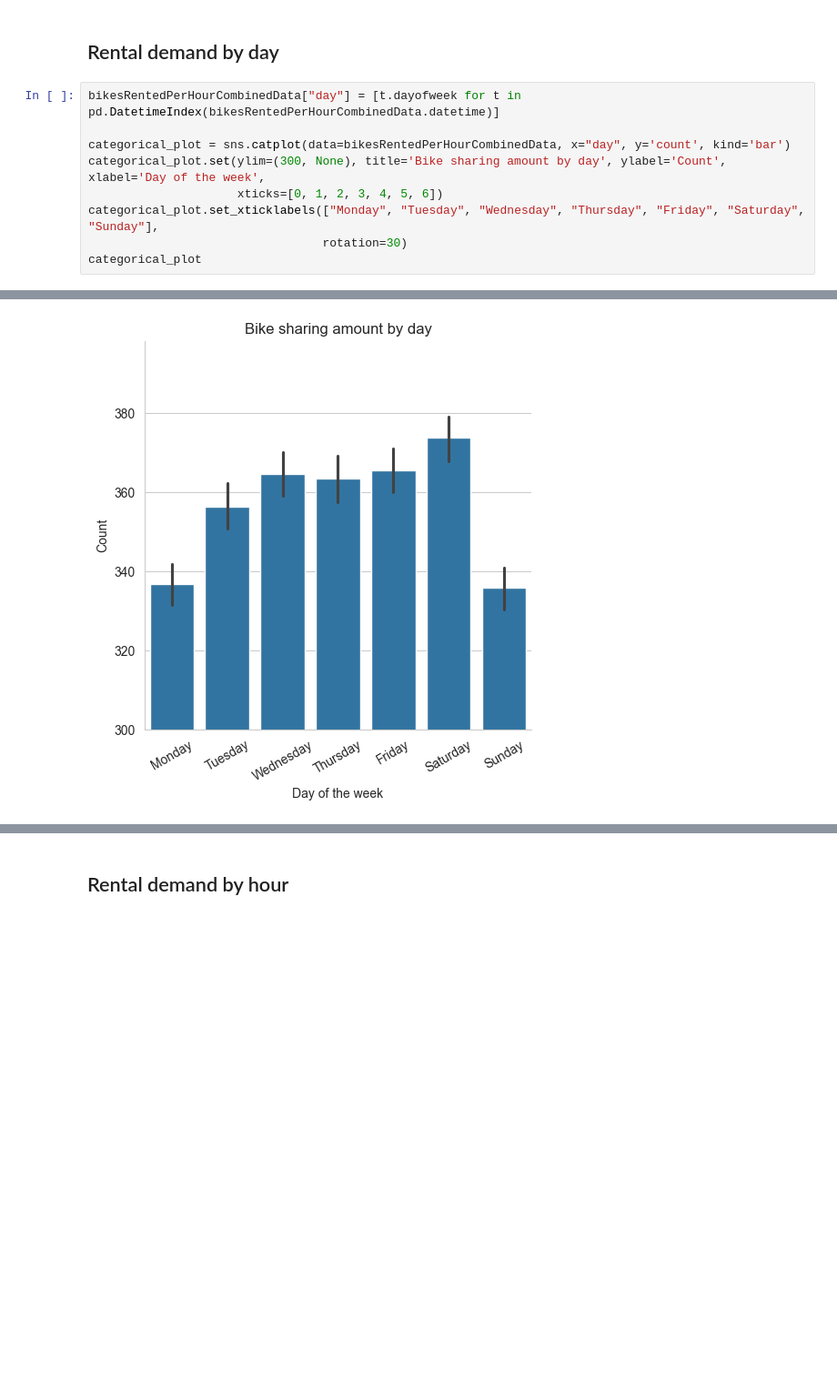
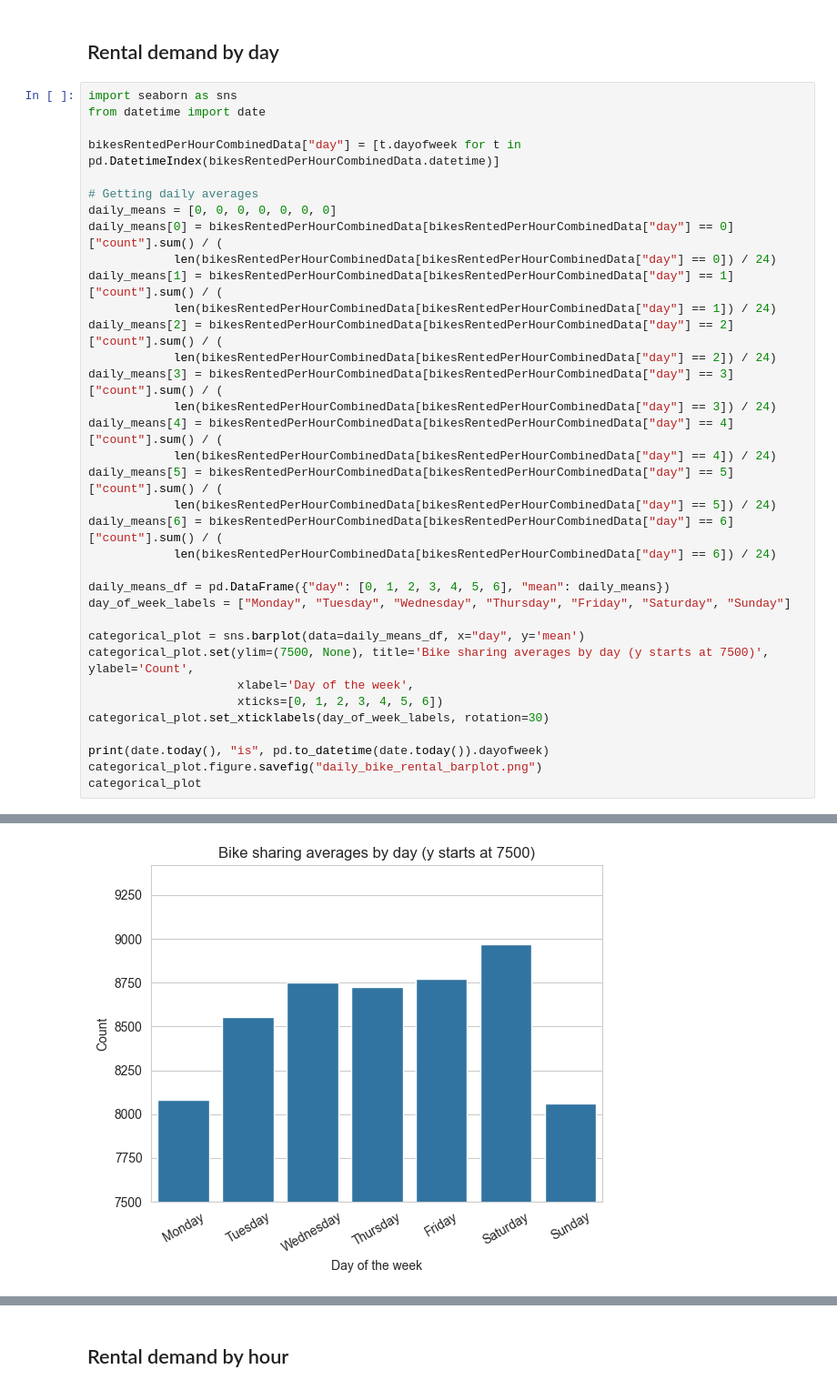
Before and after one commit to Scarch/ProjectE8, a Jupyter notebook: analysing_preparing_capitalBikeshareData.ipynb, the cells around one changed output, grey strips where cells are left out. Shown at 91% size. Saved outputs shown, nothing was run; the diff lists cells and outputs as text; blank space fills up the shorter version.

```diff
--- a/analysing_preparing_capitalBikeshareData.ipynb
+++ b/analysing_preparing_capitalBikeshareData.ipynb
@@ -639,12 +648,38 @@ categorical_plot.set(title='Bike sharing amount by season', xticks=[0, 1, 2, 3],
 # %% [markdown]
 ## Rental demand by day
 # %%
+import seaborn as sns
+from datetime import date
+
 bikesRentedPerHourCombinedData["day"] = [t.dayofweek for t in pd.DatetimeIndex(bikesRentedPerHourCombinedData.datetime)]
 
-categorical_plot = sns.catplot(data=bikesRentedPerHourCombinedData, x="day", y='count', kind='bar')
-categorical_plot.set(ylim=(300, None), title='Bike sharing amount by day', ylabel='Count', xlabel='Day of the week',
+# Getting daily averages
+daily_means = [0, 0, 0, 0, 0, 0, 0]
+daily_means[0] = bikesRentedPerHourCombinedData[bikesRentedPerHourCombinedData["day"] == 0]["count"].sum() / (
+            len(bikesRentedPerHourCombinedData[bikesRentedPerHourCombinedData["day"] == 0]) / 24)
+daily_means[1] = bikesRentedPerHourCombinedData[bikesRentedPerHourCombinedData["day"] == 1]["count"].sum() / (
+            len(bikesRentedPerHourCombinedData[bikesRentedPerHourCombinedData["day"] == 1]) / 24)
+daily_means[2] = bikesRentedPerHourCombinedData[bikesRentedPerHourCombinedData["day"] == 2]["count"].sum() / (
+            len(bikesRentedPerHourCombinedData[bikesRentedPerHourCombinedData["day"] == 2]) / 24)
+daily_means[3] = bikesRentedPerHourCombinedData[bikesRentedPerHourCombinedData["day"] == 3]["count"].sum() / (
+            len(bikesRentedPerHourCombinedData[bikesRentedPerHourCombinedData["day"] == 3]) / 24)
+daily_means[4] = bikesRentedPerHourCombinedData[bikesRentedPerHourCombinedData["day"] == 4]["count"].sum() / (
+            len(bikesRentedPerHourCombinedData[bikesRentedPerHourCombinedData["day"] == 4]) / 24)
+daily_means[5] = bikesRentedPerHourCombinedData[bikesRentedPerHourCombinedData["day"] == 5]["count"].sum() / (
+            len(bikesRentedPerHourCombinedData[bikesRentedPerHourCombinedData["day"] == 5]) / 24)
+daily_means[6] = bikesRentedPerHourCombinedData[bikesRentedPerHourCombinedData["day"] == 6]["count"].sum() / (
+            len(bikesRentedPerHourCombinedData[bikesRentedPerHourCombinedData["day"] == 6]) / 24)
+
+daily_means_df = pd.DataFrame({"day": [0, 1, 2, 3, 4, 5, 6], "mean": daily_means})
+day_of_week_labels = ["Monday", "Tuesday", "Wednesday", "Thursday", "Friday", "Saturday", "Sunday"]
+
+categorical_plot = sns.barplot(data=daily_means_df, x="day", y='mean')
+categorical_plot.set(ylim=(7500, None), title='Bike sharing averages by day (y starts at 7500)', ylabel='Count',
+                     xlabel='Day of the week',
                      xticks=[0, 1, 2, 3, 4, 5, 6])
-categorical_plot.set_xticklabels(["Monday", "Tuesday", "Wednesday", "Thursday", "Friday", "Saturday", "Sunday"],
-                                 rotation=30)
+categorical_plot.set_xticklabels(day_of_week_labels, rotation=30)
+
+print(date.today(), "is", pd.to_datetime(date.today()).dayofweek)
+categorical_plot.figure.savefig("daily_bike_rental_barplot.png")
 categorical_plot
 # %% [output]
@@ -652 +688 @@ categorical_plot
-[figure, old version]
+[figure, new version]
```
Also changed, not shown: parts of 15 cells of this notebook, 9 other files.
